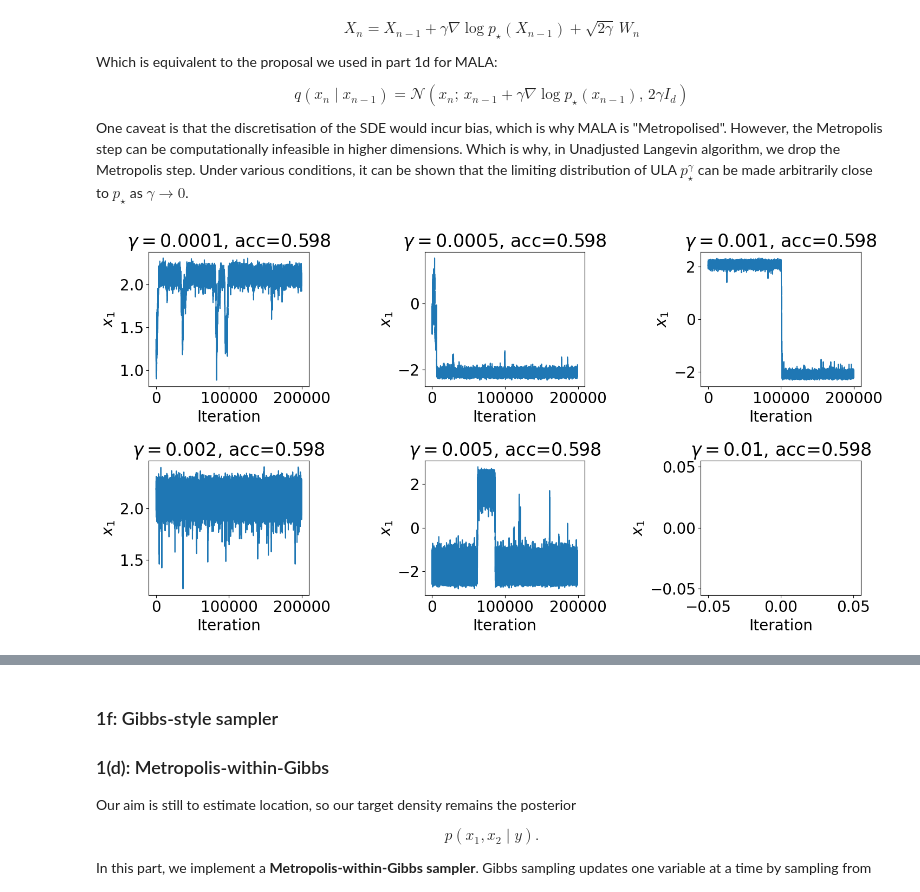
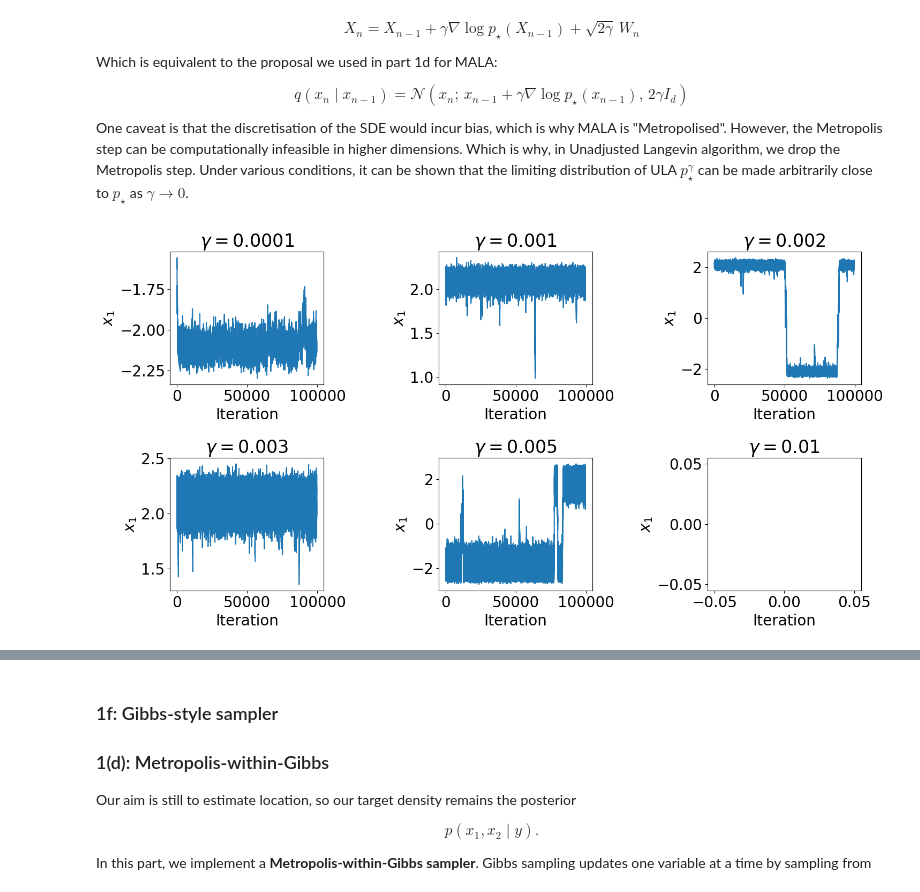
Before and after one commit to alisaklymchuk/stochastic_simulation_math60047, a Jupyter notebook: coursework.ipynb, the cells around one changed output, grey strips where cells are left out. Saved outputs shown, nothing was run; the diff lists cells and outputs as text; code cells hidden in the pictures.

```diff
--- a/coursework.ipynb
+++ b/coursework.ipynb
@@ -706,7 +695,7 @@ q(x_n \mid x_{n-1}) = \mathcal{N}\left(x_n;\, x_{n-1} + \gamma \nabla \log p_\st
 $$
 One caveat is that the discretisation of the SDE would incur bias, which is why MALA is "Metropolised". However, the Metropolis step can be computationally infeasible in higher dimensions. Which is why, in Unadjusted Langevin algorithm, we drop the Metropolis step. Under various conditions, it can be shown that the limiting distribution of ULA $p_\star^\gamma$ can be made arbitrarily close to $p_\star$ as $\gamma \rightarrow 0$.
 # %%
-def ula(target=log_post_fn, grad=grad_log_p, N=1_000_000,
+def ula(target=log_post_fn, grad=grad_log_post_fn, N=1_000_000,
         x0=np.array([0,0]), gamma=0.001, burnin=7000):
 
     samples = np.zeros((N, 2))
@@ -724,25 +713,27 @@ def ula(target=log_post_fn, grad=grad_log_p, N=1_000_000,
 ula_mc = ula()
 # %%
 # Tuning gamma
-gammas = [0.0001, 0.0005, 0.001, 0.002, 0.005, 0.01]
+gammas = [0.0001, 0.001, 0.002, 0.003, 0.005, 0.01]
+def ula_tuning(target, grad, N, gammas):
+    fig, axes = plt.subplots(2, 3, figsize=(15, 8))
+    axes = axes.ravel()
 
-fig, axes = plt.subplots(2, 3, figsize=(15, 8))
-axes = axes.ravel()
+    for ax, gamma in zip(axes, gammas):
+        samples = ula(target=target, grad=grad, N=N, gamma=gamma, burnin=500)
+        trace1 = samples[:, 0]
+        x = np.arange(len(trace1))
 
-for ax, gamma in zip(axes, gammas):
-    samples = ula(N=200000, gamma=gamma, burnin=500)
-    trace1 = samples[:, 0]
-    x = np.arange(len(trace1))
+        ax.plot(x, trace1)
+        ax.set_title(rf"$\gamma={gamma}$")
+        ax.set_xlabel("Iteration")
+        ax.set_ylabel(r"$x_1$")
 
-    ax.plot(x, trace1)
-    ax.set_title(rf"$\gamma={gamma}$")
-    ax.set_xlabel("Iteration")
-    ax.set_ylabel(r"$x_1$")
+    plt.tight_layout()
+    plt.show()
 
-plt.tight_layout()
-plt.show()
+ula_tuning(log_post_fn, grad_log_post_fn, 100_000, gammas)
 # %% [output]
-[figure, old version]
+[figure, new version]
 # %%
 samples_cloud(ula_mc, "RWMH sample cloud")
 trace_plots(ula_mc, "RWMH")
```
Also changed, not shown: parts of 29 cells of this notebook.
